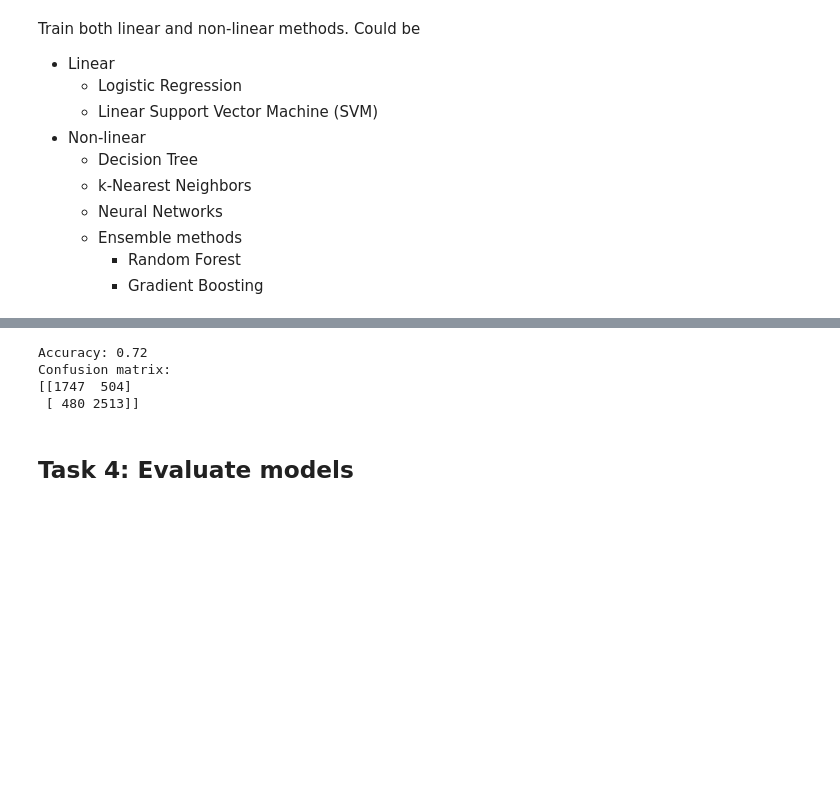
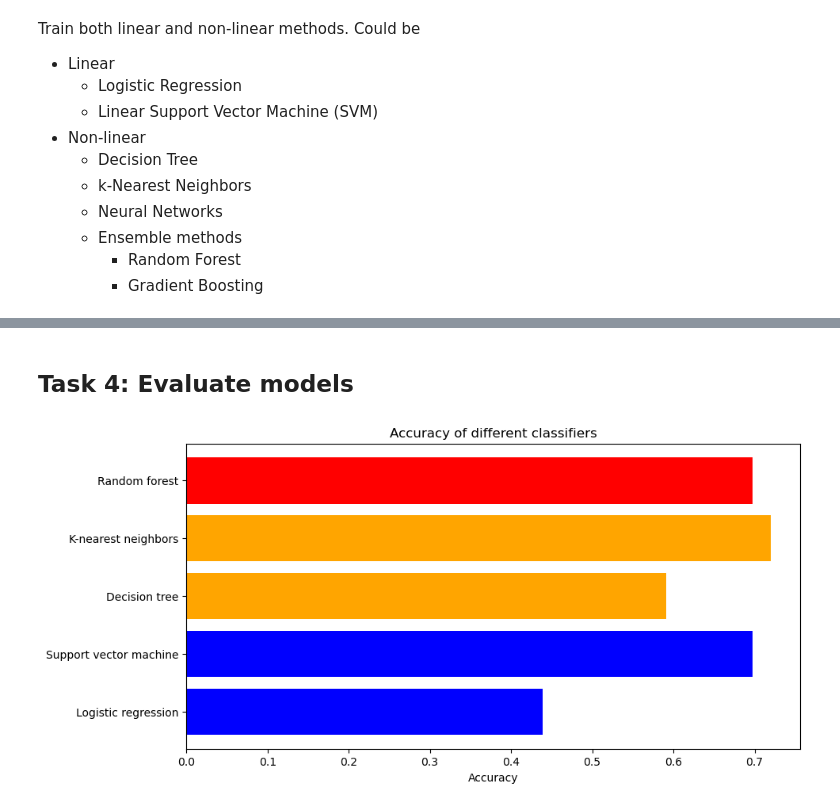
Before and after one commit to JacobSkaarup/46765_assignment2, a Jupyter notebook: main.ipynb, the cells around one changed output, grey strips where cells are left out. Saved outputs shown, nothing was run; the diff lists cells and outputs as text; code cells hidden in the pictures; blank space fills up the shorter version.

```diff
--- a/main.ipynb
+++ b/main.ipynb
@@ -263,21 +235,33 @@ Confusion matrix:
 # %%
-from sklearn.ensemble import AdaBoostClassifier
-from sklearn.ensemble import BaggingClassifier
+from sklearn.tree import DecisionTreeClassifier
+from sklearn.ensemble import RandomForestClassifier
+from sklearn.linear_model import LogisticRegression
+from sklearn.svm import SVC
 from sklearn.neighbors import KNeighborsClassifier
 
-# AdaBoost
-print("AdaBoost")
-accuracy = predict_classes(AdaBoostClassifier)
+
+# Logistic regression, linear
+print("Logistic regression")
+accuracy_lg = predict_classes(LogisticRegression)
 print()
 
-
-# Bagging
-print("Bagging")
-accuracy = predict_classes(BaggingClassifier)
+# Support vector machine, linear
+print("Support vector machine")
+accuracy_svc = predict_classes(SVC)
 print()
 
-# K-nearest neighbors
+# Decision tree, non-linear
+print("Decision tree")
+accuracy_dtc = predict_classes(DecisionTreeClassifier)
+print()
+
+# K-nearest neighbors, non-linear
 print("K-nearest neighbors")
-accuracy = predict_classes(KNeighborsClassifier)
+accuracy_knn = predict_classes(KNeighborsClassifier)
 print()
+
+# Random forest, non-linear ensemble
+print("Random forest")
+accuracy_rf = predict_classes(RandomForestClassifier)
+print()
 # %% [output]
@@ -301,12 +285,15 @@ Confusion matrix:
-# %%
-# Train a KNN classifier for each generator
-from sklearn.neighbors import KNeighborsClassifier
-
-accuracy = predict_classes(KNeighborsClassifier)
-# %% [output]
-Accuracy: 0.72
-Confusion matrix:
-[[1747  504]
- [ 480 2513]]
 # %% [markdown]
 ## Task 4: Evaluate models
+# %%
+names = ["Logistic regression", "Support vector machine", "Decision tree", "K-nearest neighbors", "Random forest"]
+accuracies = [accuracy_lg, accuracy_svc, accuracy_dtc, accuracy_knn, accuracy_rf]
+colors = ["blue", "blue", "orange", "orange", "red"]
+
+plt.figure(figsize=(10,5))
+plt.barh(names, accuracies, color=colors)
+# plt.yticks(rotation=45)
+plt.xlabel("Accuracy")
+plt.title("Accuracy of different classifiers")
+plt.show()
+# %% [output]
+[figure, added]
```
Also changed, not shown: parts of 4 cells of this notebook.
